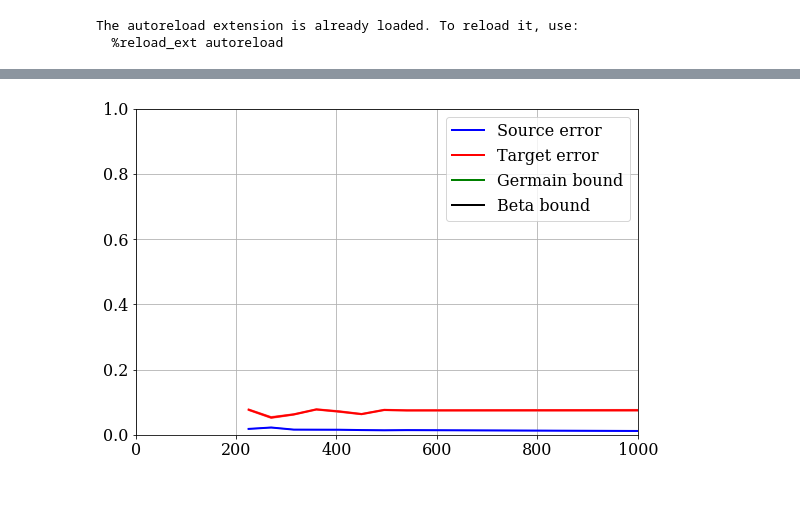
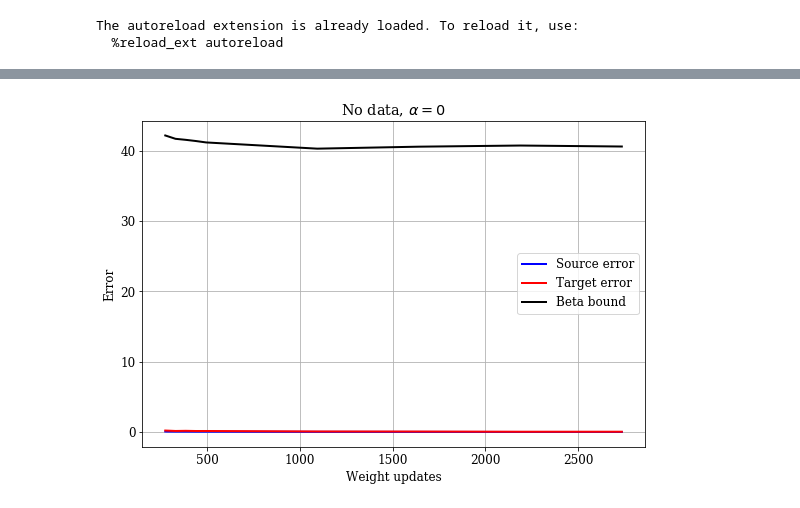
Before and after one commit to Breitholtz/mnist_transfer, a Jupyter notebook: batch_inspect_bounds.ipynb, the cells around one changed output, grey strips where cells are left out. Drawn from its saved outputs; the diff is of its cells as text; code cells hidden in the pictures.

Commit message:
additions from Alvis

```diff
--- a/batch_inspect_bounds.ipynb
+++ b/batch_inspect_bounds.ipynb
@@ -36,22 +36,27 @@ from util.misc import *
 from results.plotting import *
 
 # Hyper-parameters
-task = 4
-
-results_folder = "/cephyr/users/adambre/Alvis/mnist_transfer/results/task4/Binary"
+task = 2
+binary=True
+if binary:
+    results_folder = "/cephyr/users/adambre/Alvis/mnist_transfer/results/task"+str(task)+"/Binary"
+else:
+    results_folder = "/cephyr/users/adambre/Alvis/mnist_transfer/results/task"+str(task)
 # %% [output]
 The autoreload extension is already loaded. To reload it, use:
   %reload_ext autoreload
 # %%
-r_files = [f for f in os.listdir(results_folder) if 'results.pkl' in f]
+r_files = [f for f in os.listdir(results_folder) if ('results.pkl' in f and not 'prior_results.pkl' in f)]
 
 D = pd.DataFrame({})
 
 for r in r_files:
     Dr = pd.read_pickle(os.path.join(results_folder, r))
-    D = pd.concat([D, Dr], axis=0)
+    D = pd.concat([D, Dr], axis=0,sort=False)
 
 D['germain_bound'] = np.nan
 D['beta_bound'] = np.nan
 
-D = D.sort_values(by=['Weightupdates', 'alpha', 'sigma'])
+D = D.sort_values(by=[ 'alpha','Weightupdates', 'sigma'])#
+
+D.head(20)
@@ -93,53 +133,60 @@ Starting gridsearch....
 # %%
 plt.rc('font', size=16, family='serif')
-display(D.head(5))
+display(D.head(10))
 
 #plt.plot(D[D['sigma']==.03]['Weightupdates'], D[D['sigma']==.03]['train_germain'])
-for a in np.sort(D['alpha'].unique()):
+for a in [0,0.8]:#np.sort(D['alpha'].unique()):
     for s in np.sort(D['sigma'].unique()):
-        print('Sigma = %.5f' % s, 'Alpha = %.5f' % a)
+        for e in [0.03]:#np.sort(D['epsilon'].unique()):
+            print('Sigma = %.5f' % s, 'Alpha = %.5f' % a,'Epsilon = %.5f' % e)
 
-        stratum = (D['sigma']==s)&(D['alpha']==a)
-        ws = D[stratum]['Weightupdates']
-        e_so = D[stratum]['train_germain']
-        e_ta = D[stratum]['target_germain']
-        e_so_std = D[stratum]['error_std']
-        e_ta_std = D[stratum]['target_error_std']
-        KL = D[stratum]['KL']
-        gb = D[stratum]['germain_bound']
-        bb = D[stratum]['beta_bound']
+            stratum = (D['sigma']==s)&(D['alpha']==a)&(D['epsilon']==e)
+            #print(D[stratum].head)
+            ws = D[stratum]['Weightupdates']
+            e_so = D[stratum]['train_germain']
+            e_ta = D[stratum]['target_germain']
+            e_so_std = D[stratum]['error_std']
+            e_ta_std = D[stratum]['target_error_std']
+            KL = D[stratum]['KL']
+            gb = D[stratum]['germain_bound']
+            bb = D[stratum]['beta_bound']
 
-        plt.figure(figsize=(9,6))
-        plt.grid(zorder=-100)
+#             plt.figure(figsize=(9,6))
+#             plt.grid(zorder=-100)
 
-        plt.plot(ws, e_so, label='Source error', lw=2, c='b')
-        plt.fill_between(ws, e_so-e_so_std, e_so+e_so_std, alpha=0.5, zorder=0, color='b')
+#             plt.plot(ws, e_so, label='Source error', lw=2, c='b')
+#             plt.fill_between(ws, e_so-e_so_std, e_so+e_so_std, alpha=0.5, zorder=0, color='b')
 
-        plt.plot(ws, e_ta, label='Target error', lw=2, c='r')
-        plt.fill_between(ws, e_ta-e_ta_std, e_ta+e_ta_std, alpha=0.5, zorder=0, color='r')
+#             plt.plot(ws, e_ta, label='Target error', lw=2, c='r')
+#             plt.fill_between(ws, e_ta-e_ta_std, e_ta+e_ta_std, alpha=0.5, zorder=0, color='r')
 
-        plt.plot(ws, gb, label='Germain bound', lw=2, c='g')
-        plt.plot(ws, bb, label='Beta bound', lw=2, c='k')
+#             #plt.plot(ws, gb, label='Germain bound', lw=2, c='g')
+#             plt.plot(ws, bb, label='Beta bound', lw=2, c='k')
 
-        plt.xlim(0, 1000)
-        plt.ylim(0, 1.)
-        plt.legend()
+#             plt.xlim(0, 1000)
+#             plt.ylim(0, 1.)
+#             plt.legend()
 
 
-        plt.rc('font', size=12, family='serif')
-        plt.figure(figsize=(4,3))
-        plt.grid(zorder=-100)
+            plt.rc('font', size=12, family='serif')
+            plt.figure(figsize=(9,6))
+            plt.grid(zorder=-100)
 
-        plt.plot(ws, e_so, label='Source error', lw=2, c='b')
-        plt.fill_between(ws, e_so-e_so_std, e_so+e_so_std, alpha=0.5, zorder=0, color='b')
+            plt.plot(ws, e_so, label='Source error', lw=2, c='b')
+            plt.fill_between(ws, e_so-e_so_std, e_so+e_so_std, alpha=0.5, zorder=0, color='b')
 
-        plt.plot(ws, e_ta, label='Target error', lw=2, c='r')
-        plt.fill_between(ws, e_ta-e_ta_std, e_ta+e_ta_std, alpha=0.5, zorder=0, color='r')
+            plt.plot(ws, e_ta, label='Target error', lw=2, c='r')
+            plt.fill_between(ws, e_ta-e_ta_std, e_ta+e_ta_std, alpha=0.5, zorder=0, color='r')
 
-        plt.plot(ws, gb, label='Germain bound', lw=2, c='g')
-        plt.plot(ws, bb, label='Beta bound', lw=2, c='k')
-
-        plt.legend()
-        plt.show()
+            #plt.plot(ws, gb, label='Germain bound', lw=2, c='g')
+            plt.plot(ws, bb, label='Beta bound', lw=2, c='k')
+            plt.xlabel("Weight updates")
+            plt.ylabel("Error")
+            if a==0:
+                plt.title(r'No data, $\alpha=0$')
+            else:
+                plt.title(r'$\alpha=$'+str(a))
+            plt.legend()
+            plt.show()
 # %% [output]
 |  | Weightupdates | train_germain | target_germain | KL | e_s | e_t | d_tx | d_sx | error_std | ... |
@@ -153 +205 @@ Sigma = 0.00300 Alpha = 0.10000
-[figure, old version]
+[figure, new version]
```
Also changed, not shown: parts of 4 cells of this notebook, 7 other files.
